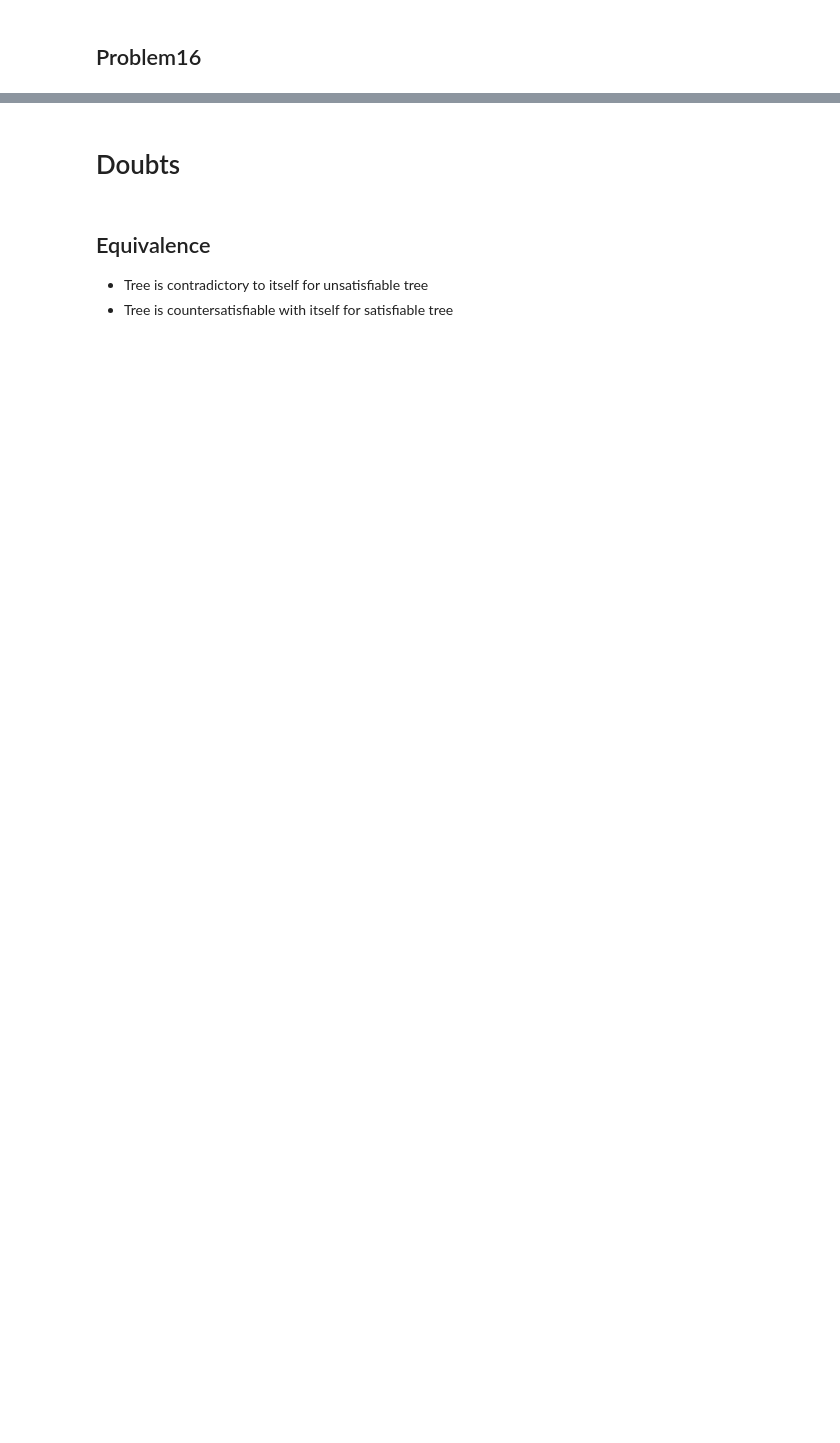
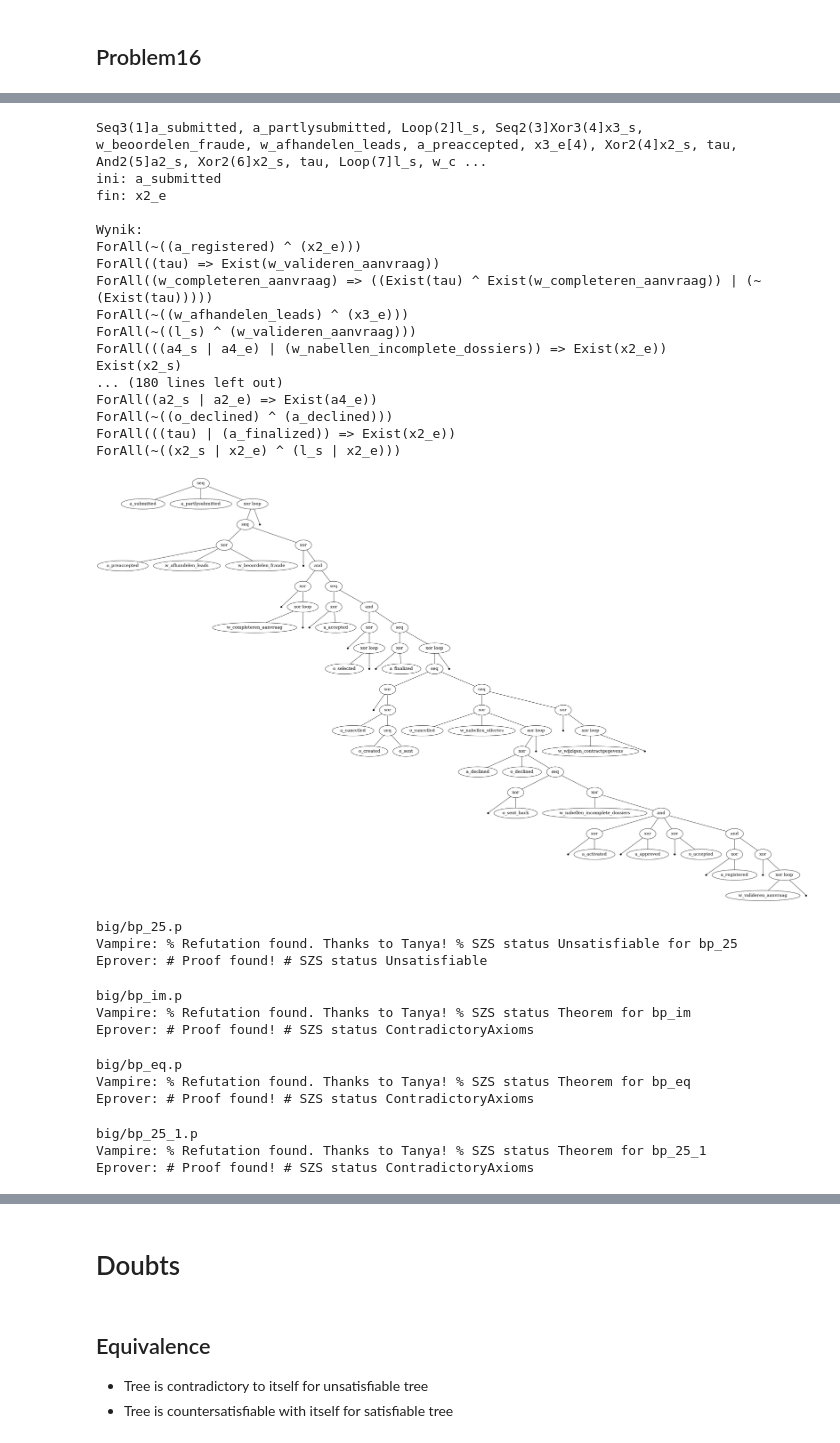
Before and after one commit to Isdre/ProcessMining, a Jupyter notebook: run_provers.ipynb, the cells around one changed output, grey strips where cells are left out. Cells and saved outputs as stored; diff of their text form; code cells hidden in the pictures; blank space fills up the shorter version.

```diff
--- a/run_provers.ipynb
+++ b/run_provers.ipynb
@@ -349,0 +496,60 @@ Eprover: # Proof found! # SZS status Theorem
+# %%
+process_tree = pm4py.discover_process_tree_inductive(
+    log, 0.25, activity_key='concept:name', case_id_key='case:concept:name', timestamp_key='time:timestamp')
+tree_to_tptp(process_tree, "big/bp_25.p", rule_prefix="A")
+pm4py.view_process_tree(process_tree)
+print_provers(use_provers("big/bp_25.p"))
+# %% [output]
+Seq3(1]a_submitted, a_partlysubmitted, Loop(2]l_s, Seq2(3]Xor3(4]x3_s, w_beoordelen_fraude, w_afhandelen_leads, a_preaccepted, x3_e[4), Xor2(4]x2_s, tau, And2(5]a2_s, Xor2(6]x2_s, tau, Loop(7]l_s, w_c ...
+ini: a_submitted
+fin: x2_e
+
+Wynik:
+ForAll(~((a_registered) ^ (x2_e)))
+ForAll((tau) => Exist(w_valideren_aanvraag))
+ForAll((w_completeren_aanvraag) => ((Exist(tau) ^ Exist(w_completeren_aanvraag)) | (~(Exist(tau)))))
+ForAll(~((w_afhandelen_leads) ^ (x3_e)))
+ForAll(~((l_s) ^ (w_valideren_aanvraag)))
+ForAll(((a4_s | a4_e) | (w_nabellen_incomplete_dossiers)) => Exist(x2_e))
+Exist(x2_s)
+... (180 lines left out)
+ForAll((a2_s | a2_e) => Exist(a4_e))
+ForAll(~((o_declined) ^ (a_declined)))
+ForAll(((tau) | (a_finalized)) => Exist(x2_e))
+ForAll(~((x2_s | x2_e) ^ (l_s | x2_e)))
+[figure, added]
+big/bp_25.p
+Vampire: % Refutation found. Thanks to Tanya! % SZS status Unsatisfiable for bp_25
+Eprover: # Proof found! # SZS status Unsatisfiable
+# %%
+create_thesis_with_2_spec('big/bp_0.p', 'big/bp_25.p',
+                          'big/bp_im.p', LogicFunctions.IMPLIES)
+print_provers(use_provers("big/bp_im.p"))
+# %% [output]
+big/bp_im.p
+Vampire: % Refutation found. Thanks to Tanya! % SZS status Theorem for bp_im
+Eprover: # Proof found! # SZS status ContradictoryAxioms
+# %%
+create_thesis_with_2_spec('big/bp_0.p', 'big/bp_25.p',
+                          'big/bp_eq.p', LogicFunctions.EQUIVALENT)
+print_provers(use_provers("big/bp_eq.p"))
+# %% [output]
+big/bp_eq.p
+Vampire: % Refutation found. Thanks to Tanya! % SZS status Theorem for bp_eq
+Eprover: # Proof found! # SZS status ContradictoryAxioms
+# %%
+with open('big/bp_25.p', 'r') as f:
+    text = f.read()
+text += '\n\n' + '''
+fof(thesis, conjecture, (
+    ![X]: ~(w_afhandelen_leads(X) & a_preaccepted(X))
+)).
+'''
+with open('big/bp_25_1.p', 'w') as f:
+    f.write(text)
+
+print_provers(use_provers("big/bp_25_1.p"))
+# %% [output]
+big/bp_25_1.p
+Vampire: % Refutation found. Thanks to Tanya! % SZS status Theorem for bp_25_1
+Eprover: # Proof found! # SZS status ContradictoryAxioms
```
Also changed, not shown: parts of 35 cells of this notebook, 40 other files.
